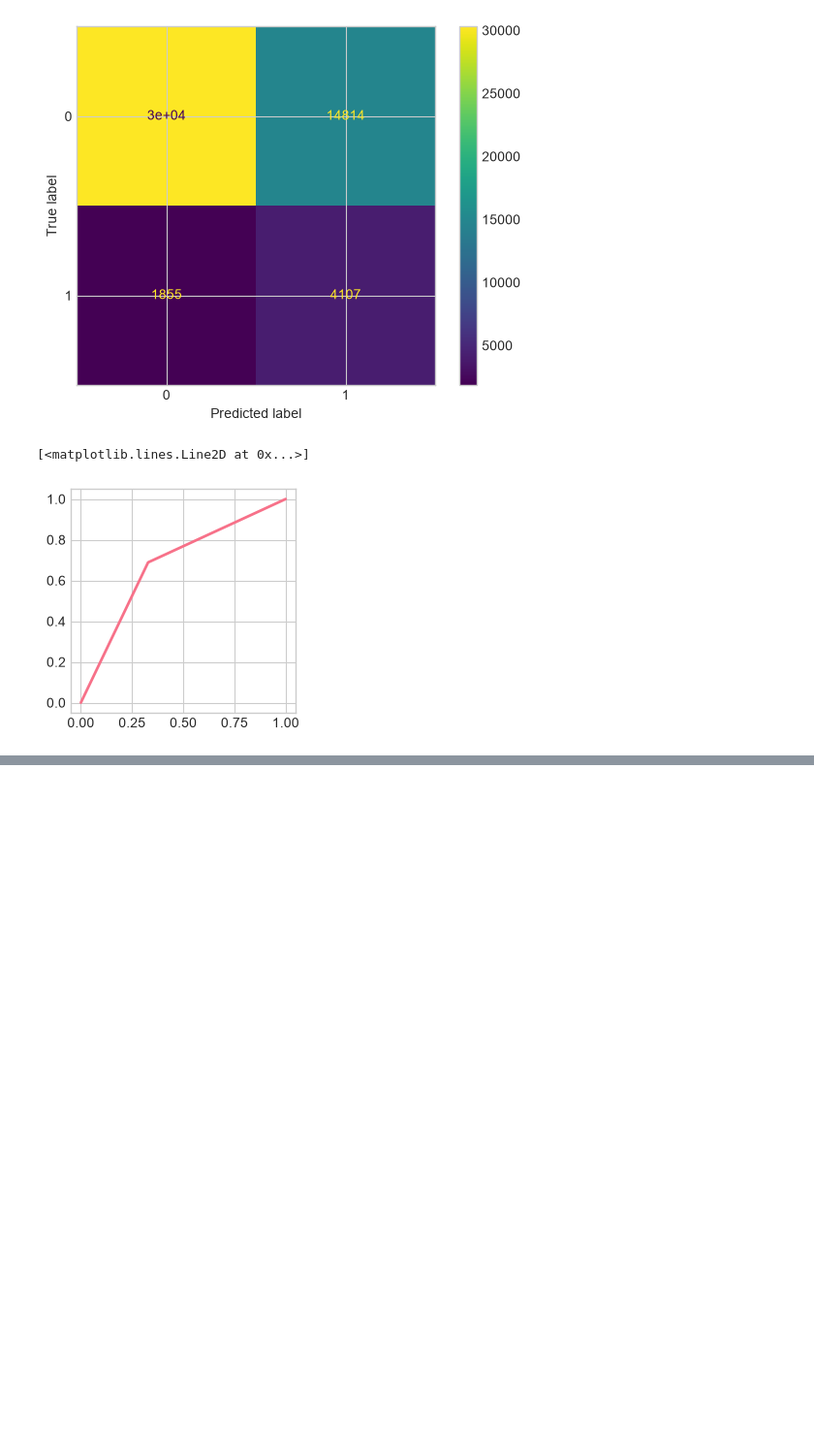
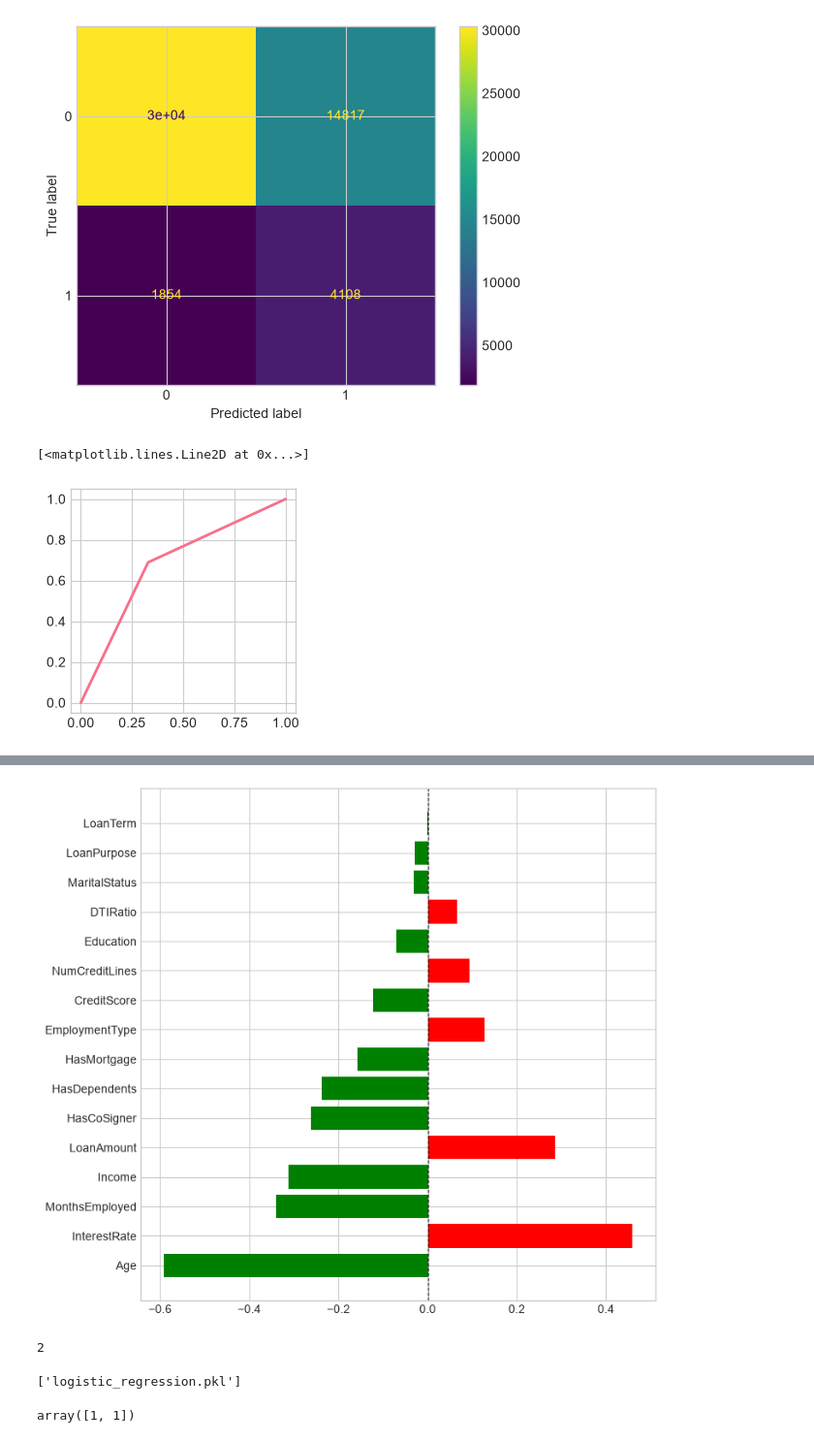
Before and after one commit to himani803/new_repo, a Jupyter notebook: Project_ML/loan.ipynb, the cells around one changed output, grey strips where cells are left out. Shown at 97% size. Drawn from its saved outputs; the diff is of its cells as text; code cells hidden in the pictures; blank space fills up the shorter version.

Commit message:
Update loan default notebook with coefficient analysis, model evaluation, and saved LogisticRegression model artifact

```diff
--- a/Project_ML/loan.ipynb
+++ b/Project_ML/loan.ipynb
@@ -186,7 +186,7 @@ x_train_scaled[numerical_cols]=scaler.fit_transform(x_train[numerical_column])
 x_test_scaled[numerical_cols]=scaler.fit_transform(x_test[numerical_column])
 # %%
 lr = LogisticRegression(class_weight='balanced',
-max_iter=100,solver='saga', n_jobs=-1)
+max_iter=200,solver='lbfgs')
 lr.fit(x_train_scaled,y_train)
 y_pred=lr.predict(x_test_scaled)
 y_pred_proba=lr.predict(x_test_scaled)
@@ -232,0 +235,5 @@ plt.plot(fpr, tpr, lw=2)
+# %%
+coef_df= pd.DataFrame({
+    'Columns':x_train.columns,
+    'cofficient':lr.coef_[0]
+    }).sort_values(by='cofficient', key=abs,ascending=False)
@@ -232,0 +260,17 @@ plt.plot(fpr, tpr, lw=2)
+# %%
+plt.figure(figsize=(8,8))
+color=['r' if c>0 else 'g' for c  in coef_df['cofficient']]
+plt.barh(coef_df['Columns'], coef_df['cofficient'],color=color)
+plt.axvline(x=0 , color='black', linewidth=0.8, linestyle='--')
+plt.show()
+# %% [output]
+[figure, added]
+# %%
+x_test.iloc[:2,:].ndim
+# %% [output]
+2
+# %%
+import joblib
+joblib.dump(lr,'logistic_regression.pkl')
+# %% [output]
+['logistic_regression.pkl']
@@ -232,0 +279,4 @@ plt.plot(fpr, tpr, lw=2)
+# %%
+model.predict(x_test.iloc[:2,:])
+# %% [output]
+array([1, 1])
```
Also changed, not shown: parts of 4 cells of this notebook, 1 other file.
